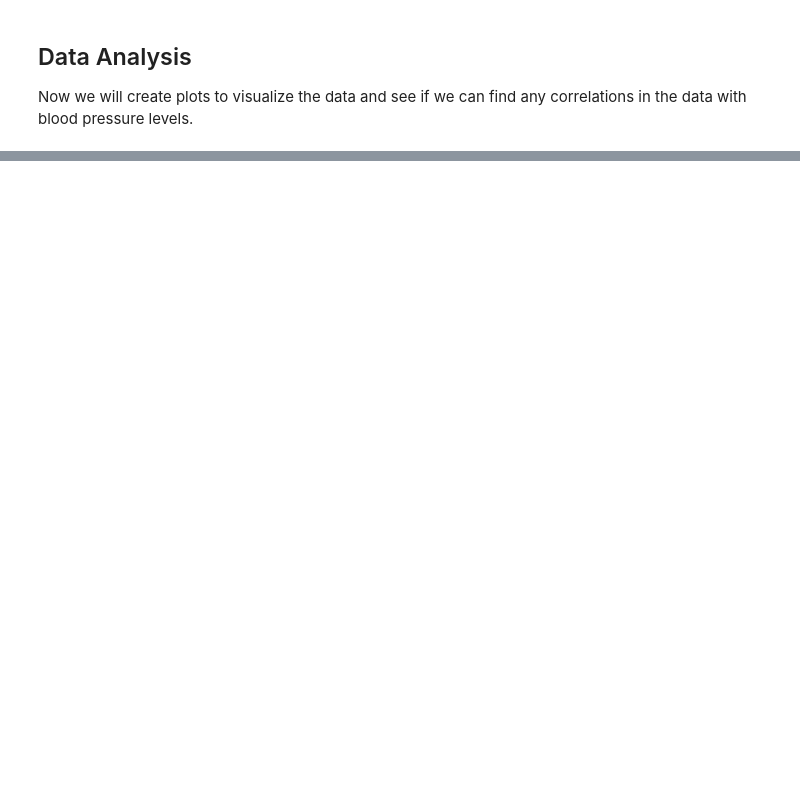
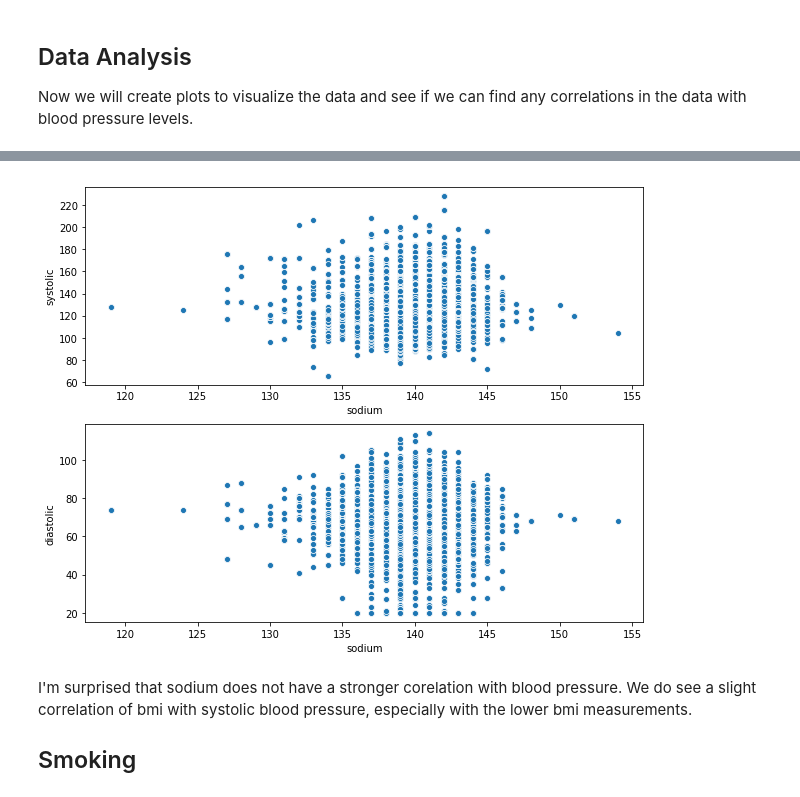
Before and after one commit to mccomackjp/blood-pressure-analysis-and-prediction, a Jupyter notebook: blood_pressure_analysis_and_prediction.ipynb, the cells around one changed output, grey strips where cells are left out. Cells and saved outputs as stored; diff of their text form; code cells hidden in the pictures; blank space fills up the shorter version.

```diff
--- a/blood_pressure_analysis_and_prediction.ipynb
+++ b/blood_pressure_analysis_and_prediction.ipynb
@@ -601,2 +807,9 @@ def plot(columns, df):
+# %%
+plot(['sodium'], df)
+# %% [output]
+[figure, added]
+# %% [markdown]
+I'm surprised that sodium does not have a stronger corelation with blood pressure. We do see a slight correlation of bmi with systolic blood pressure, especially with the lower bmi measurements.
+## Smoking
 # %%
 plot(['smoker'], df)
```
Also changed, not shown: parts of 49 cells of this notebook.
